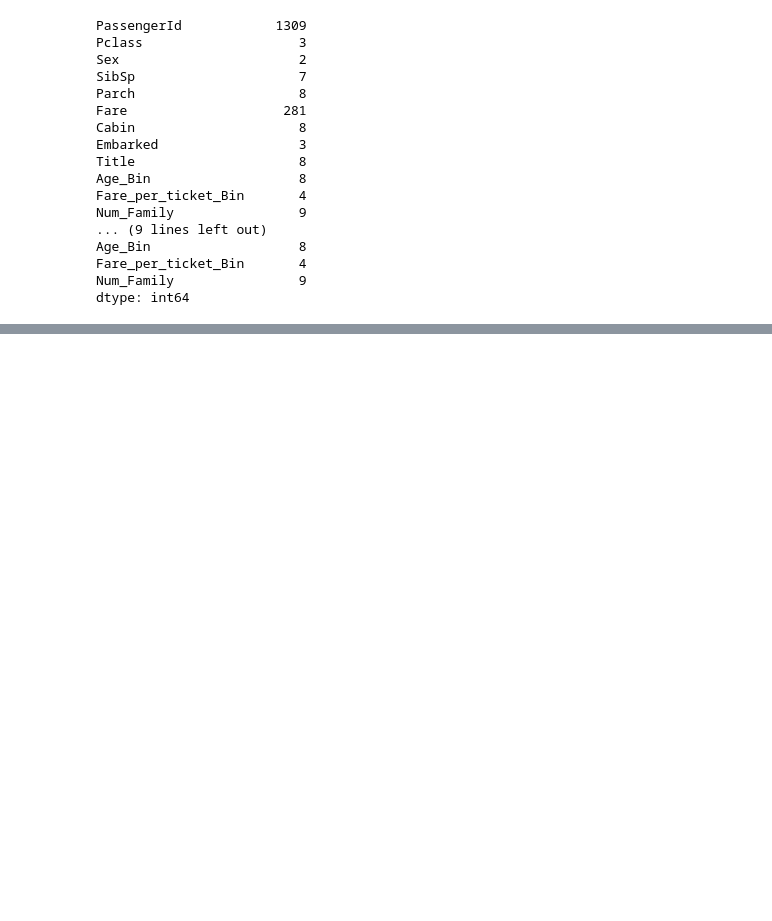
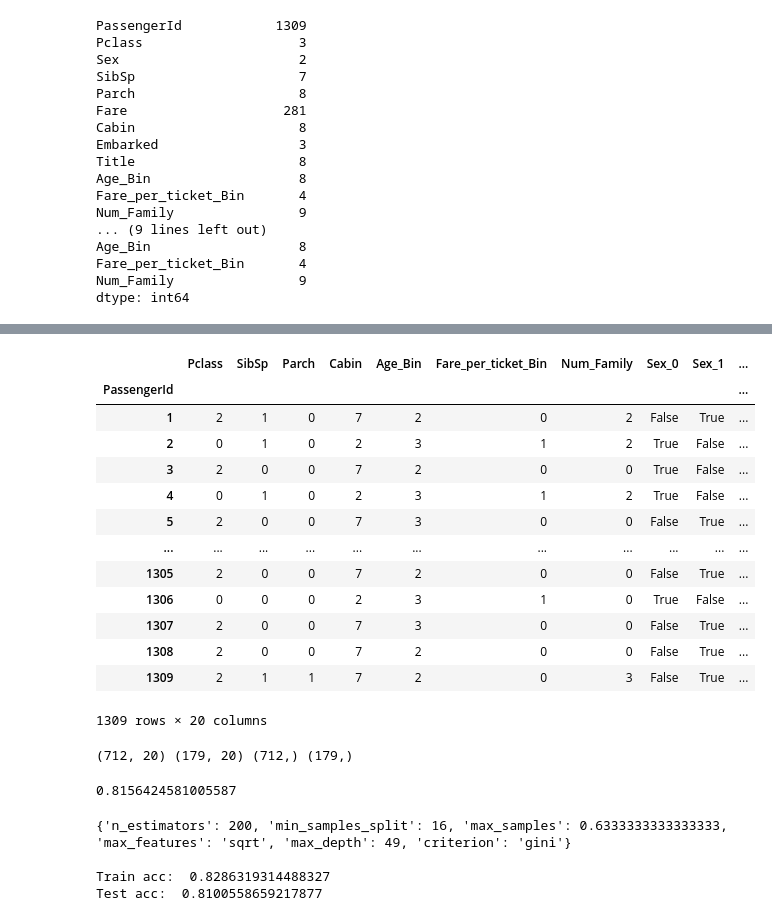
Before and after one commit to Briqz23/titanic-dataset-ML, a Jupyter notebook: classification.ipynb, the cells around one changed output, grey strips where cells are left out. Saved outputs shown, nothing was run; the diff lists cells and outputs as text; code cells hidden in the pictures; blank space fills up the shorter version.

```diff
--- a/classification.ipynb
+++ b/classification.ipynb
@@ -476,0 +519,63 @@ now its good to ML since there are just a few non unique values
+# %%
+one_hot = label_enc.copy()
+one_hot= pd.get_dummies(one_hot, columns=['Sex', 'Embarked', 'Title'])
+
+display(one_hot)
+# one hot encoding the data into true of false, 1 or 0, meaning there is no hierarchy in the data
+# %% [output]
+|  | Pclass | SibSp | Parch | Cabin | Age_Bin | Fare_per_ticket_Bin | Num_Family | Sex_0 | Sex_1 | ... |
+| PassengerId |  |  |  |  |  |  |  |  |  | ... |
+| 1 | 2 | 1 | 0 | 7 | 2 | 0 | 2 | False | True | ... |
+| 2 | 0 | 1 | 0 | 2 | 3 | 1 | 2 | True | False | ... |
+| 3 | 2 | 0 | 0 | 7 | 2 | 0 | 0 | True | False | ... |
+| 4 | 0 | 1 | 0 | 2 | 3 | 1 | 2 | True | False | ... |
+| 5 | 2 | 0 | 0 | 7 | 3 | 0 | 0 | False | True | ... |
+| ... | ... | ... | ... | ... | ... | ... | ... | ... | ... | ... |
+| 1305 | 2 | 0 | 0 | 7 | 2 | 0 | 0 | False | True | ... |
+| 1306 | 0 | 0 | 0 | 2 | 3 | 1 | 0 | True | False | ... |
+| 1307 | 2 | 0 | 0 | 7 | 3 | 0 | 0 | False | True | ... |
+| 1308 | 2 | 0 | 0 | 7 | 2 | 0 | 0 | False | True | ... |
+| 1309 | 2 | 1 | 1 | 7 | 2 | 0 | 3 | False | True | ... |
+1309 rows × 20 columns
+# %%
+# x and y values to train the model
+
+X = one_hot.loc[train_idx].values
+y = survived.values
+
+scaler = MinMaxScaler()
+scaler.fit(X)
+X_scaled = scaler.transform(X) #scaling the data
+X_train, X_test, y_train, y_test = train_test_split(X_scaled, y, test_size=0.2, random_state=0)
+
+print(X_train.shape, X_test.shape, y_train.shape, y_test.shape)
+# %% [output]
+(712, 20) (179, 20) (712,) (179,)
+# %%
+clf = RandomForestClassifier(random_state=0)
+clf.fit(X_train, y_train).score(X_test, y_test)
+# %% [output]
+0.8156424581005587
+# %%
+params = {
+            'criterion': ['gini', 'entropy'], #function to measure the quality of a split
+            'n_estimators': [20, 50, 100, 200, 300, 400, 500, 800, 1000], #number of trees in the forest
+            'max_depth': np.arange(3, 50), #maximum depth of the tree
+            'min_samples_split': np.arange(1, 1000), #minimum number of samples required to split an internal node
+            'max_features': ['sqrt','log2'], #number of features to consider when looking for the best split
+            'max_samples': np.linspace(0.1, 0.9, 10) #number of samples to draw from X to train each base estimator
+            }
+
+rand_search = RandomizedSearchCV(RandomForestClassifier(random_state = 0), params, scoring='accuracy', cv=5, random_state=0) #random search for the best parameters
+rand_search.fit(X_train, y_train) #fitting the model
+
+rand_params = rand_search.best_params_
+print(rand_params, '\n')
+print('Train acc: ', rand_search.best_score_)
+preds = rand_search.predict(X_test)
+print('Test acc: ', accuracy_score(y_test, preds))
+# %% [output]
+{'n_estimators': 200, 'min_samples_split': 16, 'max_samples': 0.6333333333333333, 'max_features': 'sqrt', 'max_depth': 49, 'criterion': 'gini'}
+
+Train acc:  0.8286319314488327
+Test acc:  0.8100558659217877
```
Also changed, not shown: parts of 5 cells of this notebook.
